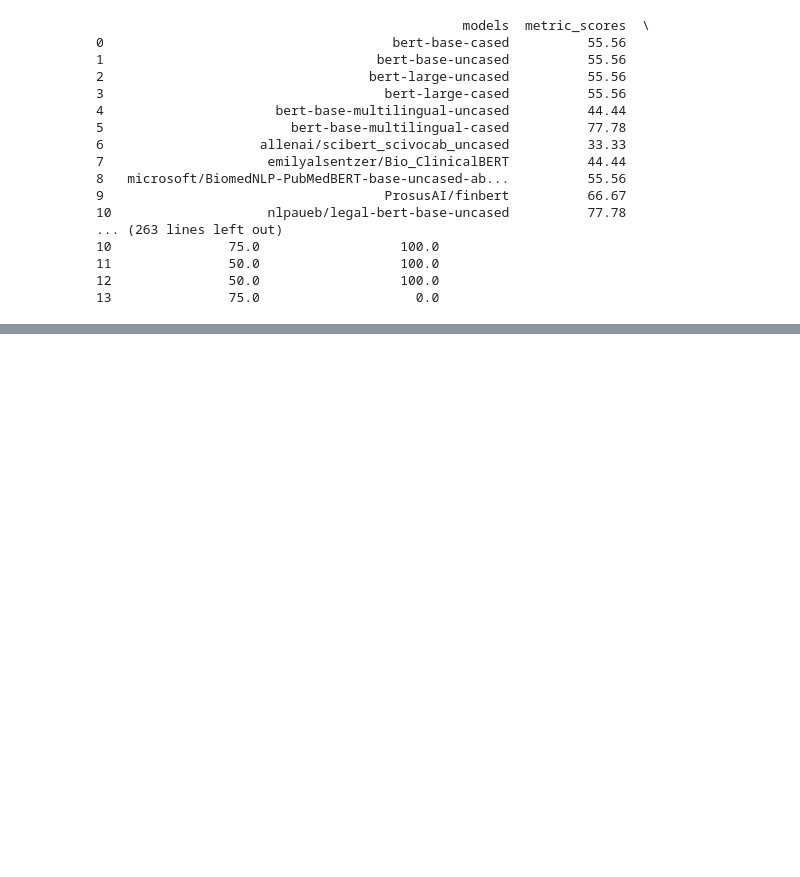
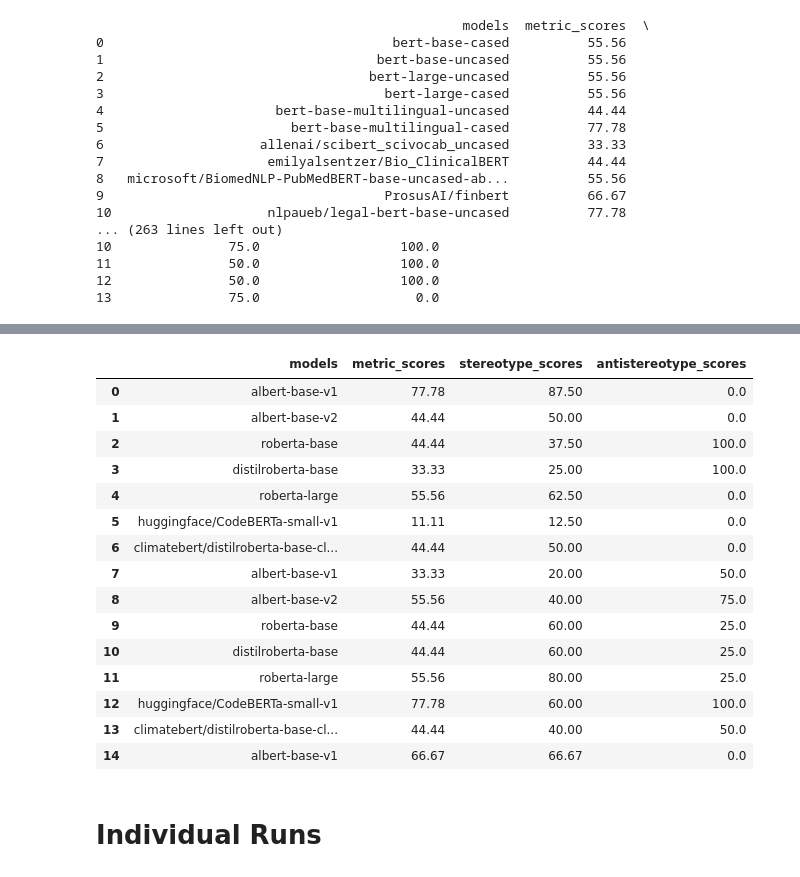
Before and after one commit to laramurphyyx/Visualisation-Tool-for-Social-Bias-in-NLP-Models, a Jupyter notebook: Evaluating All Possible Models Pt 3.ipynb, the cells around one changed output, grey strips where cells are left out. Saved outputs shown, nothing was run; the diff lists cells and outputs as text; code cells hidden in the pictures; blank space fills up the shorter version.

```diff
--- a/Evaluating All Possible Models Pt 3.ipynb
+++ b/Evaluating All Possible Models Pt 3.ipynb
@@ -524,0 +595,21 @@ import sentencepiece
+# %%
+pd.DataFrame(dic)
+# %% [output]
+|  | models | metric_scores | stereotype_scores | antistereotype_scores |
+| 0 | albert-base-v1 | 77.78 | 87.50 | 0.0 |
+| 1 | albert-base-v2 | 44.44 | 50.00 | 0.0 |
+| 2 | roberta-base | 44.44 | 37.50 | 100.0 |
+| 3 | distilroberta-base | 33.33 | 25.00 | 100.0 |
+| 4 | roberta-large | 55.56 | 62.50 | 0.0 |
+| 5 | huggingface/CodeBERTa-small-v1 | 11.11 | 12.50 | 0.0 |
+| 6 | climatebert/distilroberta-base-cl... | 44.44 | 50.00 | 0.0 |
+| 7 | albert-base-v1 | 33.33 | 20.00 | 50.0 |
+| 8 | albert-base-v2 | 55.56 | 40.00 | 75.0 |
+| 9 | roberta-base | 44.44 | 60.00 | 25.0 |
+| 10 | distilroberta-base | 44.44 | 60.00 | 25.0 |
+| 11 | roberta-large | 55.56 | 80.00 | 25.0 |
+| 12 | huggingface/CodeBERTa-small-v1 | 77.78 | 60.00 | 100.0 |
+| 13 | climatebert/distilroberta-base-cl... | 44.44 | 40.00 | 50.0 |
+| 14 | albert-base-v1 | 66.67 | 66.67 | 0.0 |
+# %% [markdown]
+# Individual Runs
```
Also changed, not shown: parts of 27 cells of this notebook, 2 other files.
